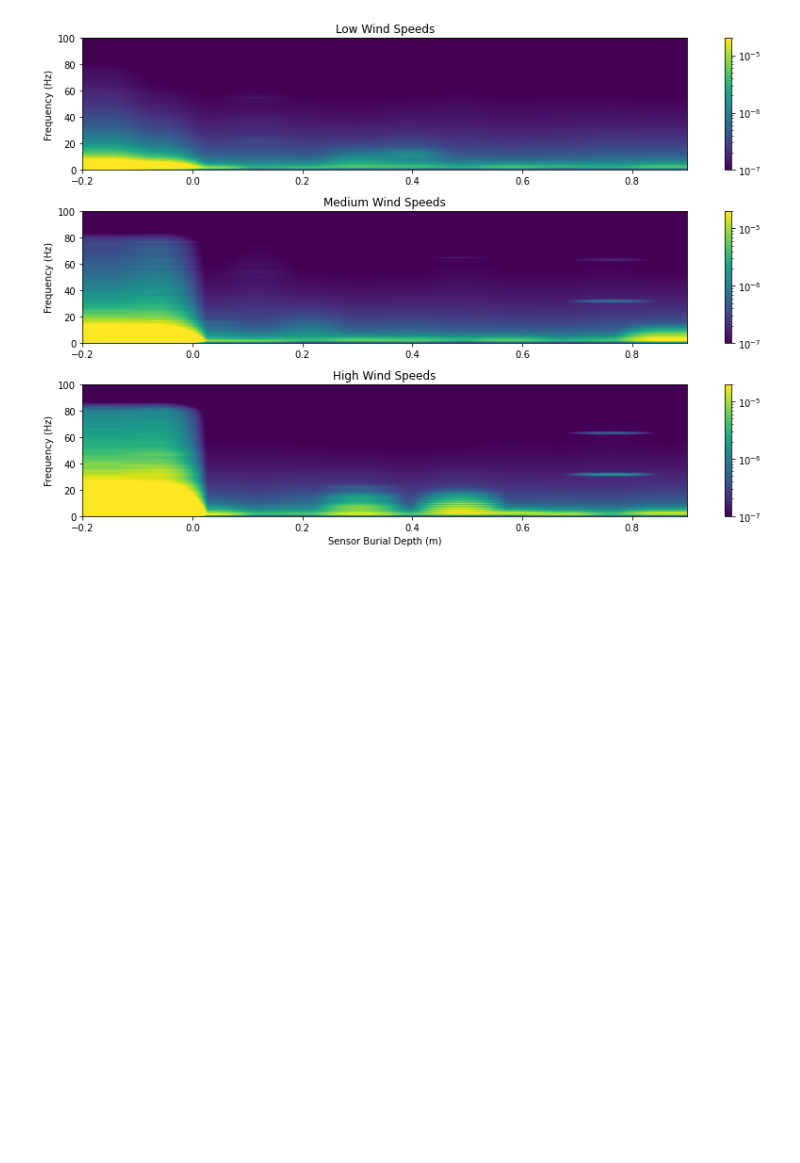
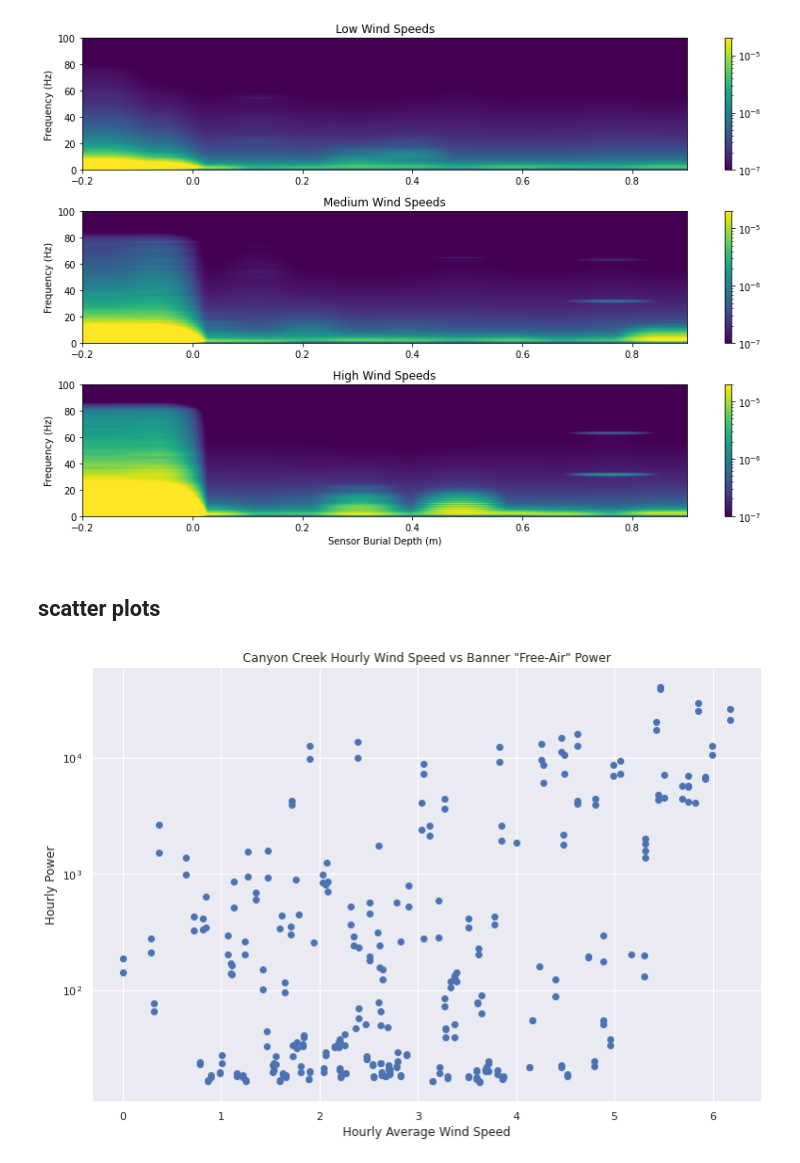
Before and after one commit to ZachHoppinen/infrasound-snow-attenuation, a Jupyter notebook: src/wind_analysis/wind_vis.ipynb, the cells around one changed output. Cells and saved outputs as stored; diff of their text form; code cells hidden in the pictures; blank space fills up the shorter version.

Commit message:
wind figs

```diff
--- a/src/wind_analysis/wind_vis.ipynb
+++ b/src/wind_analysis/wind_vis.ipynb
@@ -8,13 +8,15 @@ import numpy as np
 import pandas as pd
 # %%
 result_dir = '/bsuscratch/zacharykeskinen/data/infrasound/wind_results'
+fig_dir = '/bsuhome/zacharykeskinen/infrasound/figures'
 tmp_dir = join(result_dir,'tmp')
-res = pd.DataFrame()
+super_x = []
 for f in glob(join(tmp_dir, '*')):
     with open(f, 'rb') as f:
         df = pickle.load(f)
-    res = pd.concat([res, df])
-
+    super_x.append(df)
+res = pd.concat(super_x)
+res['wind_cat'] = pd.cut(res['wind'], bins = [0,2,5,10], labels = ['low-wind','med-wind','high-wind'])
 with open(join(result_dir, 'windv2.pkl'), 'wb') as f:
     pickle.dump(res, f)
 # %%
@@ -108,3 +110,15 @@ axes[2].set_xlabel('Sensor Burial Depth (m)')
 plt.tight_layout()
 # %% [output]
 [figure]
+# %% [markdown]
+## scatter plots
+# %%
+plt.subplots(figsize = (12,8))
+plt.scatter(wind[(wind.sd_delta < -0.1) & (wind.cor > 0)].wind, wind[(wind.sd_delta < -0.1) & (wind.cor > 0)].broad_power)
+plt.yscale('log')
+plt.ylabel('Hourly Power')
+plt.xlabel('Hourly Average Wind Speed')
+plt.title('Canyon Creek Hourly Wind Speed vs Banner "Free-Air" Power')
+plt.savefig(join(fig_dir, 'wind','free-air-canyon-scatter.png'))
+# %% [output]
+[figure, added]
```
Also changed, not shown: parts of 3 cells of this notebook, 4 other files.
